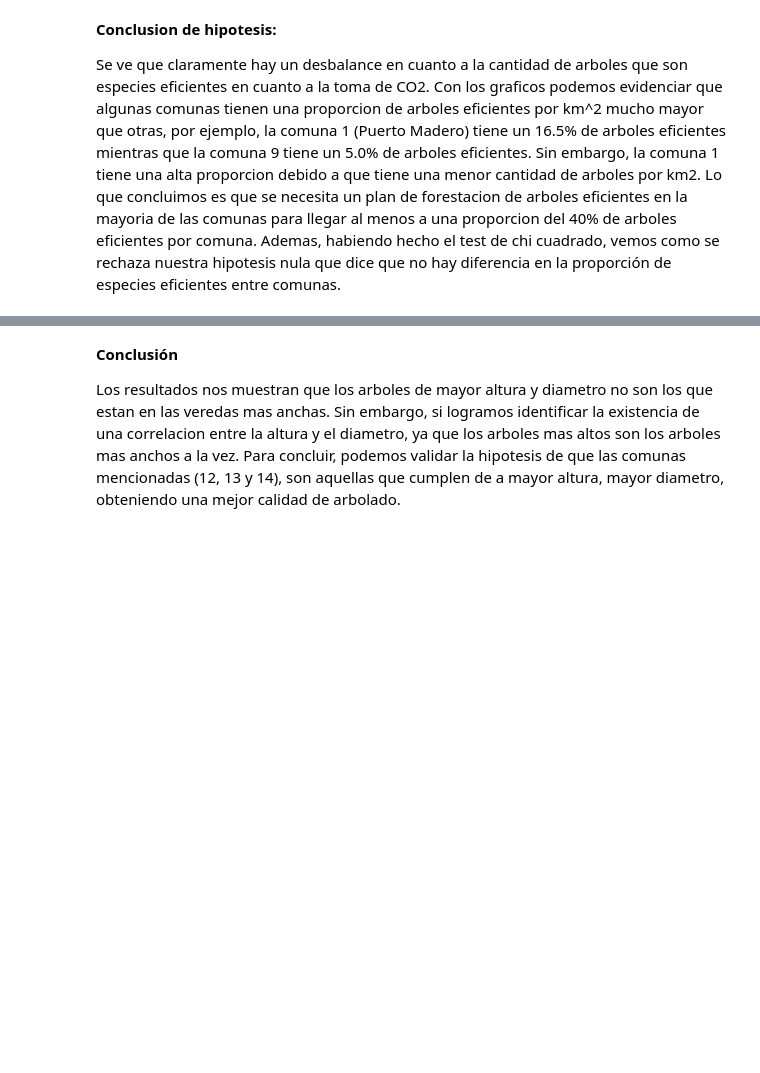
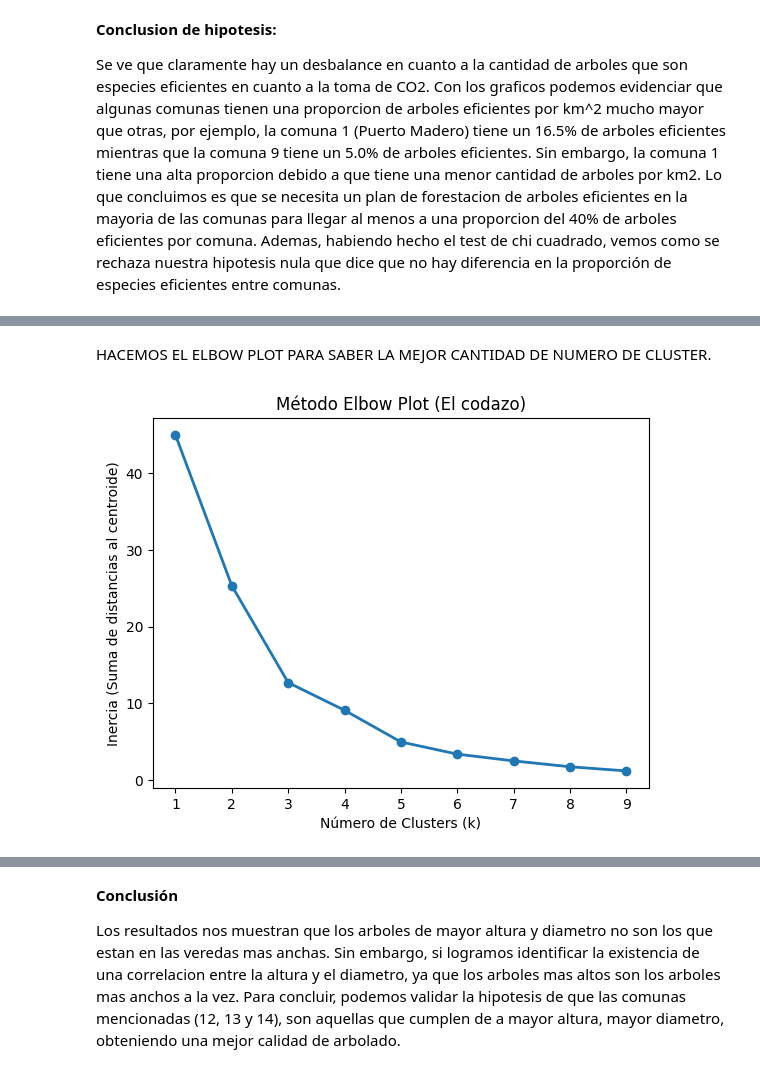
Before and after one commit to Rusoo37/TPEfundamentos, a Jupyter notebook: TPEL.ipynb, the cells around one changed output, grey strips where cells are left out. Cells and saved outputs as stored; diff of their text form; code cells hidden in the pictures; blank space fills up the shorter version.

Commit message:
test de hipotesis 5 hecho

```diff
--- a/TPEL.ipynb
+++ b/TPEL.ipynb
@@ -1127,0 +979,13 @@ Notes:
+# %%
+# Agrupar por comuna y calcular métricas de interés
+df_comuna = dataset_hipotesis5.groupby('comuna').agg({
+    'nombre_cientifico': pd.Series.nunique,   # cantidad de especies distintas (diversidad)
+    'diametro_altura_pecho': 'mean',          # diámetro promedio
+    'altura_arbol': 'mean'                    # altura promedio
+}).reset_index()
+
+# Renombrar columnas para claridad
+df_comuna.columns = ['comuna', 'diversidad', 'diametro_promedio', 'altura_promedio']
+
+# Verificar los resultados
+df_comuna.head()
@@ -1127,0 +999,30 @@ Notes:
+# %% [markdown]
+HACEMOS EL ELBOW PLOT PARA SABER LA MEJOR CANTIDAD DE NUMERO DE CLUSTER.
+# %%
+from sklearn.preprocessing import StandardScaler
+from sklearn.cluster import KMeans
+import matplotlib.pyplot as plt
+
+# Seleccionar las columnas para clustering
+X = df_comuna[['diversidad', 'diametro_promedio', 'altura_promedio']]
+
+# Escalar los datos
+scaler = StandardScaler()
+X_scaled = scaler.fit_transform(X)
+
+# Método del codo (Elbow)
+inertias = []
+K = range(1, 10)
+
+for k in K:
+    km = KMeans(n_clusters=k, random_state=42, n_init=10)
+    km.fit(X_scaled)
+    inertias.append(km.inertia_)
+
+plt.plot(K, inertias, 'o-', linewidth=2)
+plt.xlabel('Número de Clusters (k)')
+plt.ylabel('Inercia (Suma de distancias al centroide)')
+plt.title('Método Elbow Plot (El codazo)')
+plt.show()
+# %% [output]
+[figure, added]
```
Also changed, not shown: parts of 26 cells of this notebook.
